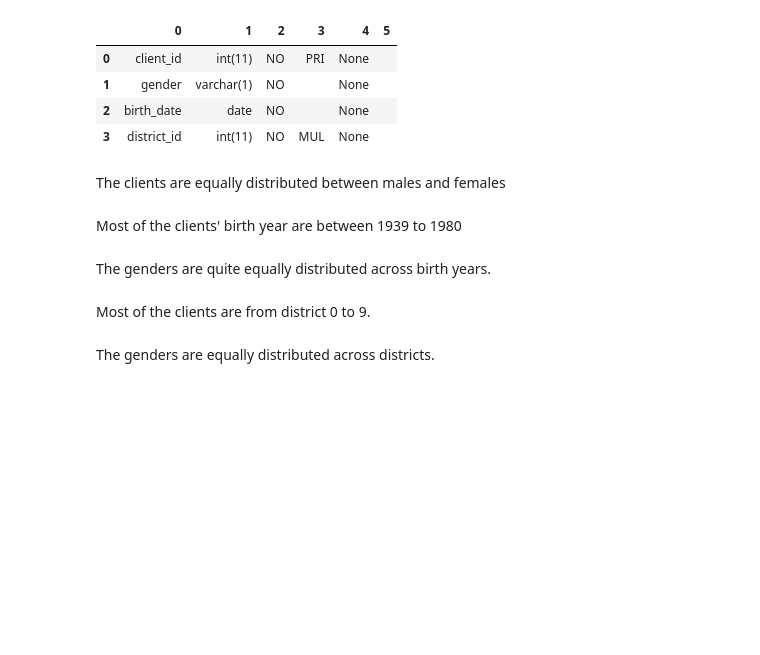
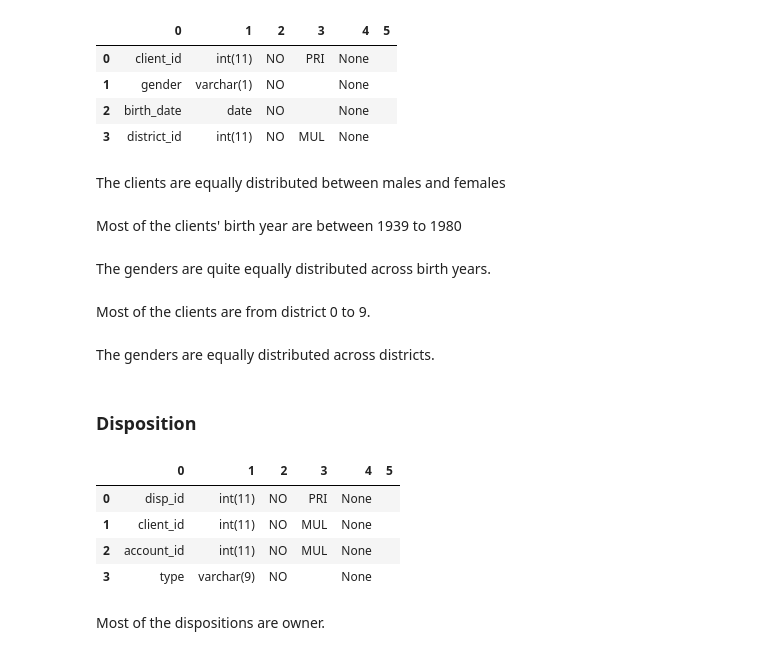
Before and after one commit to cyshen11/loan-prediction-app-aws, a Jupyter notebook: jupyter-nb/EDA.ipynb, the cells around one changed output. Cells and saved outputs as stored; diff of their text form; code cells hidden in the pictures; blank space fills up the shorter version.

Commit message:
analysed disposition table

```diff
--- a/jupyter-nb/EDA.ipynb
+++ b/jupyter-nb/EDA.ipynb
@@ -216,3 +216,14 @@ fig = px.bar(df, x='district_id', y='count', color='gender')
 fig.show()
 # %% [markdown]
 The genders are equally distributed across districts.
+# %% [markdown]
+### Disposition
+# %%
+df = run_query('SHOW COLUMNS FROM disp')
+df
+# %% [output]
+|  | 0 | 1 | 2 | 3 | 4 | 5 |
+| 0 | disp_id | int(11) | NO | PRI | None |  |
+| 1 | client_id | int(11) | NO | MUL | None |  |
+| 2 | account_id | int(11) | NO | MUL | None |  |
+| 3 | type | varchar(9) | NO |  | None |  |
@@ -218,0 +235,2 @@ The genders are equally distributed across districts.
+# %% [markdown]
+Most of the dispositions are owner.
```
Also changed, not shown: parts of 1 cell of this notebook.
